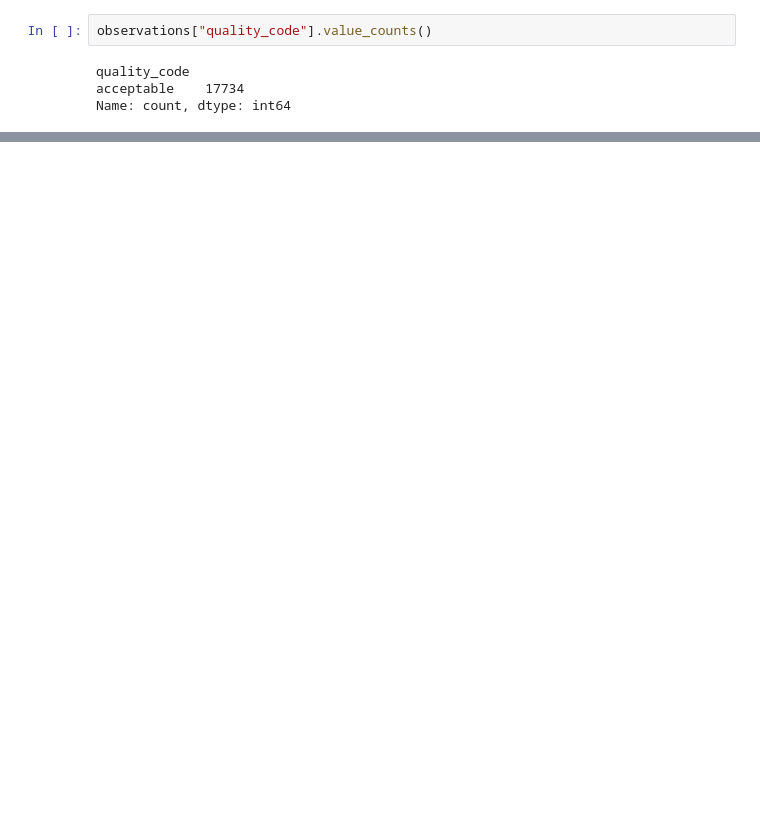
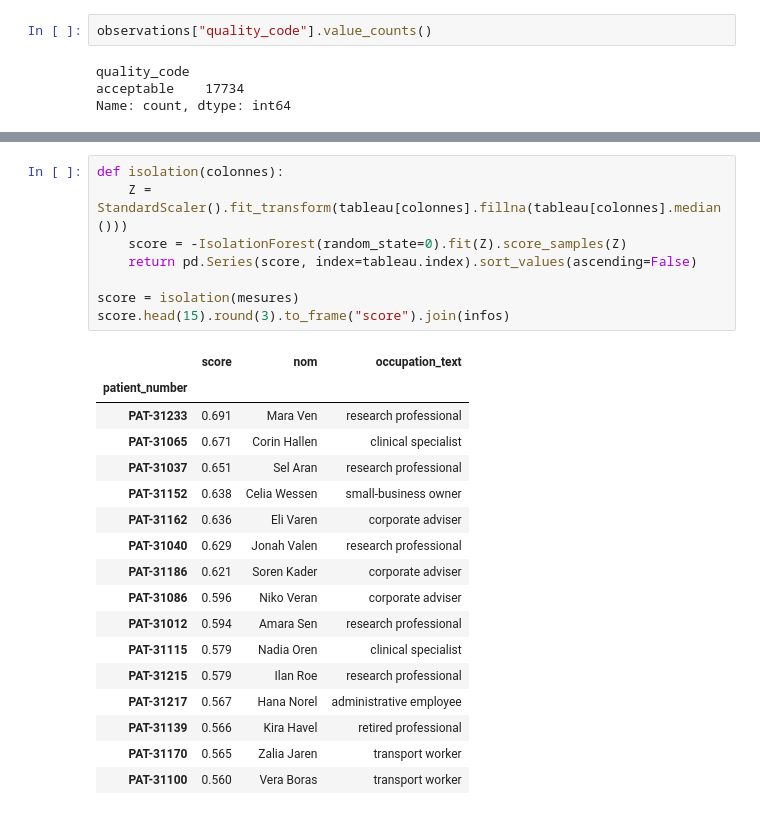
Before and after one commit to a-t-richard/20262027-UE-DataMining-Project, a Jupyter notebook: 03_health_analyse.ipynb, the cells around one changed output, grey strips where cells are left out. Saved outputs shown, nothing was run; the diff lists cells and outputs as text; blank space fills up the shorter version.

```diff
--- a/03_health_analyse.ipynb
+++ b/03_health_analyse.ipynb
@@ -586,0 +239,26 @@ Chaque signe pris seul pourrait avoir une explication ordinaire ; c'est leur com
+# %%
+def isolation(colonnes):
+    Z = StandardScaler().fit_transform(tableau[colonnes].fillna(tableau[colonnes].median()))
+    score = -IsolationForest(random_state=0).fit(Z).score_samples(Z)
+    return pd.Series(score, index=tableau.index).sort_values(ascending=False)
+
+score = isolation(mesures)
+score.head(15).round(3).to_frame("score").join(infos)
+# %% [output]
+|  | score | nom | occupation_text |
+| patient_number |  |  |  |
+| PAT-31233 | 0.691 | Mara Ven | research professional |
+| PAT-31065 | 0.671 | Corin Hallen | clinical specialist |
+| PAT-31037 | 0.651 | Sel Aran | research professional |
+| PAT-31152 | 0.638 | Celia Wessen | small-business owner |
+| PAT-31162 | 0.636 | Eli Varen | corporate adviser |
+| PAT-31040 | 0.629 | Jonah Valen | research professional |
+| PAT-31186 | 0.621 | Soren Kader | corporate adviser |
+| PAT-31086 | 0.596 | Niko Veran | corporate adviser |
+| PAT-31012 | 0.594 | Amara Sen | research professional |
+| PAT-31115 | 0.579 | Nadia Oren | clinical specialist |
+| PAT-31215 | 0.579 | Ilan Roe | research professional |
+| PAT-31217 | 0.567 | Hana Norel | administrative employee |
+| PAT-31139 | 0.566 | Kira Havel | retired professional |
+| PAT-31170 | 0.565 | Zalia Jaren | transport worker |
+| PAT-31100 | 0.560 | Vera Boras | transport worker |
```
Also changed, not shown: parts of 100 cells of this notebook.
